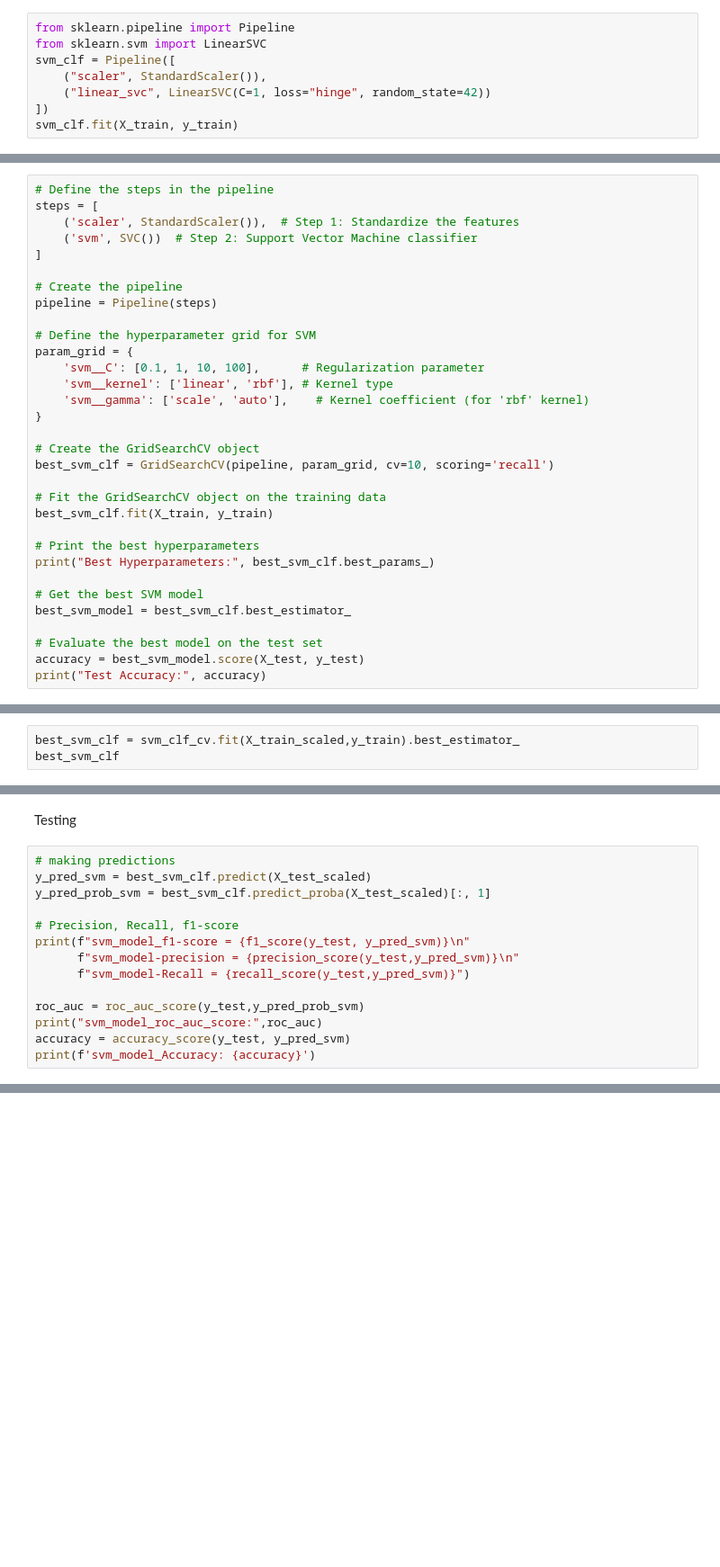
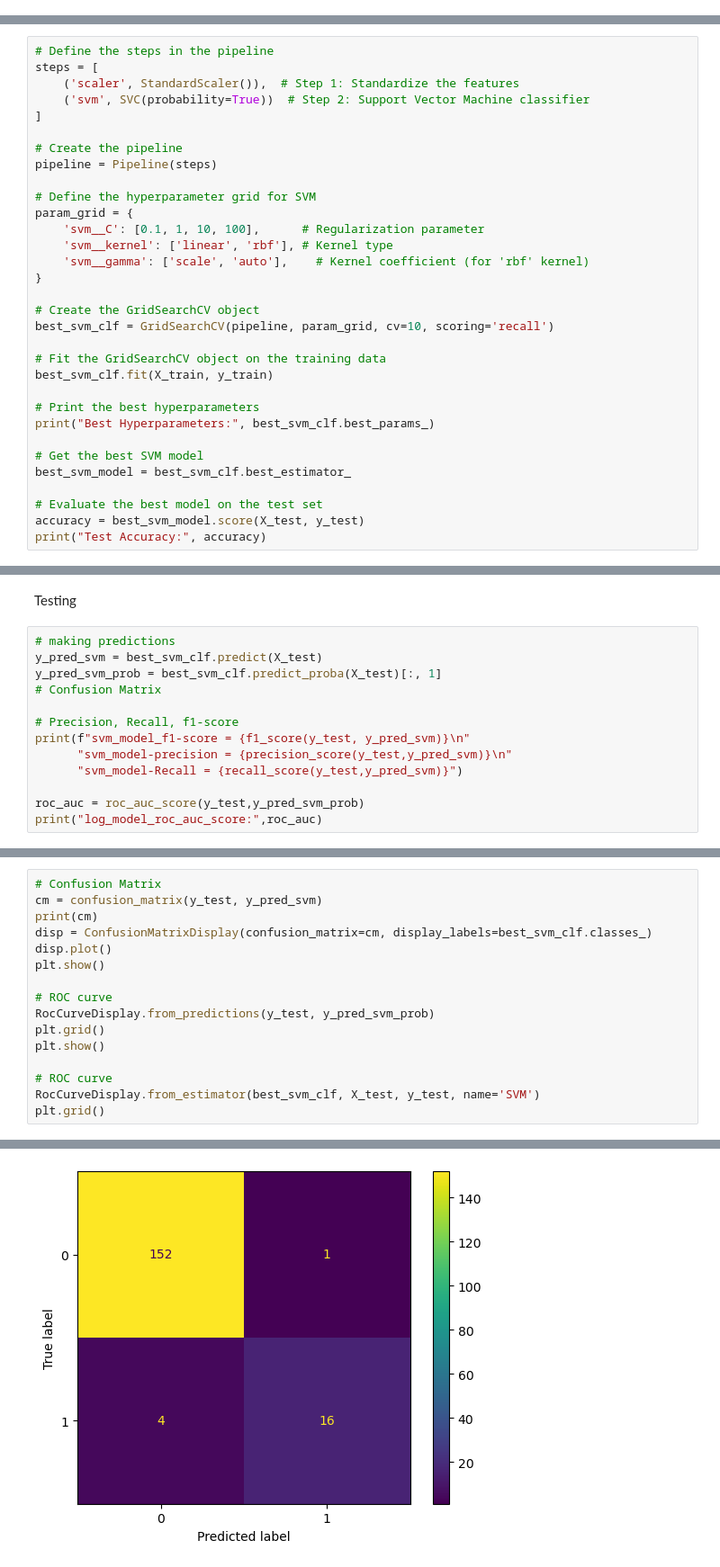
Before and after one commit to Heba2h/COVID-19-Outcome-Prediction, a Jupyter notebook: logistic_KNN_naive.ipynb, the cells around one changed output, grey strips where cells are left out. Shown: that part at 90% size. Drawn from its saved outputs; the diff is of its cells as text; blank space fills up the shorter version.

Commit message:
Update SVM model

```diff
--- a/logistic_KNN_naive.ipynb
+++ b/logistic_KNN_naive.ipynb
@@ -573,8 +544,0 @@ X_test_scaled = scaler.transform(X_test)
-# %%
-from sklearn.pipeline import Pipeline
-from sklearn.svm import LinearSVC
-svm_clf = Pipeline([
-    ("scaler", StandardScaler()),
-    ("linear_svc", LinearSVC(C=1, loss="hinge", random_state=42))
-])
-svm_clf.fit(X_train, y_train)
@@ -585,7 +550,7 @@ Pipeline(steps=[('scaler', StandardScaler()),
 # Define the steps in the pipeline
 steps = [
     ('scaler', StandardScaler()),  # Step 1: Standardize the features
-    ('svm', SVC())  # Step 2: Support Vector Machine classifier
+    ('svm', SVC(probability=True))  # Step 2: Support Vector Machine classifier
 ]
 
 # Create the pipeline
@@ -639,3 +583,0 @@ Training
-# %%
-best_svm_clf = svm_clf_cv.fit(X_train_scaled,y_train).best_estimator_
-best_svm_clf
@@ -651,16 +585,15 @@ best_svm_clf.kernel = 'rbf'
 Testing
 # %%
 # making predictions
-y_pred_svm = best_svm_clf.predict(X_test_scaled)
-y_pred_prob_svm = best_svm_clf.predict_proba(X_test_scaled)[:, 1]
+y_pred_svm = best_svm_clf.predict(X_test)
+y_pred_svm_prob = best_svm_clf.predict_proba(X_test)[:, 1]
+# Confusion Matrix
 
 # Precision, Recall, f1-score
 print(f"svm_model_f1-score = {f1_score(y_test, y_pred_svm)}\n"
-      f"svm_model-precision = {precision_score(y_test,y_pred_svm)}\n"
-      f"svm_model-Recall = {recall_score(y_test,y_pred_svm)}")
+      "svm_model-precision = {precision_score(y_test,y_pred_svm)}\n"
+      "svm_model-Recall = {recall_score(y_test,y_pred_svm)}")
 
-roc_auc = roc_auc_score(y_test,y_pred_prob_svm)
-print("svm_model_roc_auc_score:",roc_auc)
-accuracy = accuracy_score(y_test, y_pred_svm)
-print(f'svm_model_Accuracy: {accuracy}')
+roc_auc = roc_auc_score(y_test,y_pred_svm_prob)
+print("log_model_roc_auc_score:",roc_auc)
 # %% [output]
@@ -667,0 +606,17 @@ AttributeError: predict_proba is not available when  probability=False
+# %%
+# Confusion Matrix
+cm = confusion_matrix(y_test, y_pred_svm)
+print(cm)
+disp = ConfusionMatrixDisplay(confusion_matrix=cm, display_labels=best_svm_clf.classes_)
+disp.plot()
+plt.show()
+
+# ROC curve
+RocCurveDisplay.from_predictions(y_test, y_pred_svm_prob)
+plt.grid()
+plt.show()
+
+# ROC curve
+RocCurveDisplay.from_estimator(best_svm_clf, X_test, y_test, name='SVM')
+plt.grid()
+# %% [output]
@@ -667,0 +625 @@ AttributeError: predict_proba is not available when  probability=False
+[figure, added]
```
Also changed, not shown: parts of 20 cells of this notebook.
